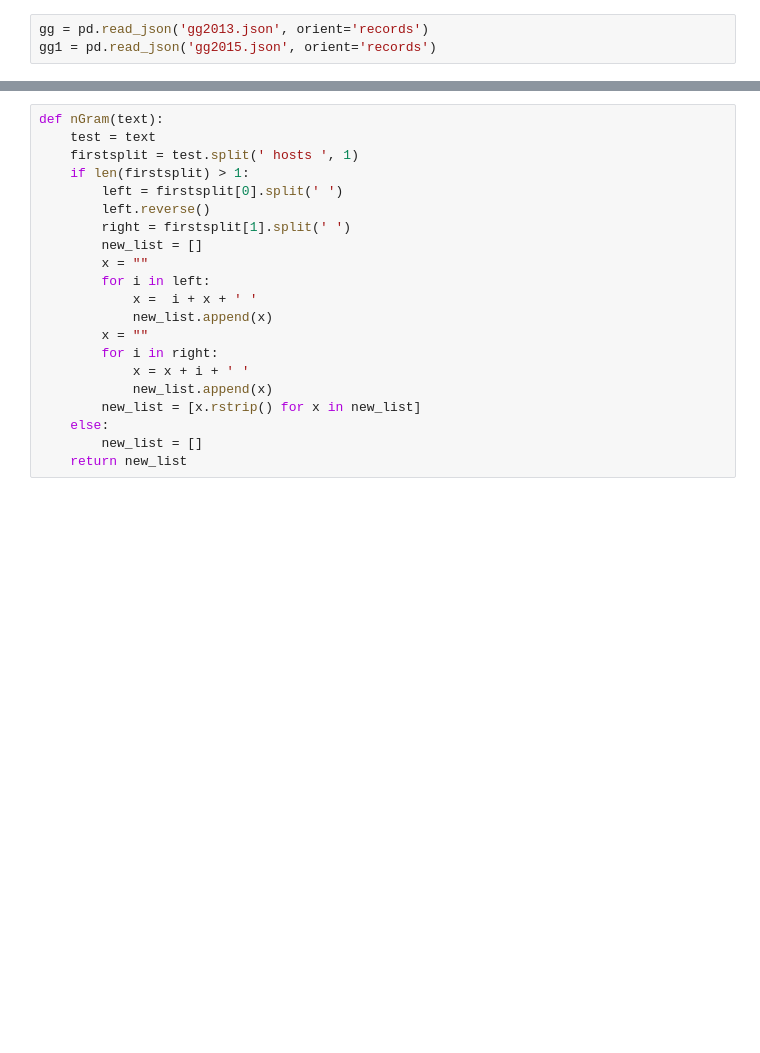
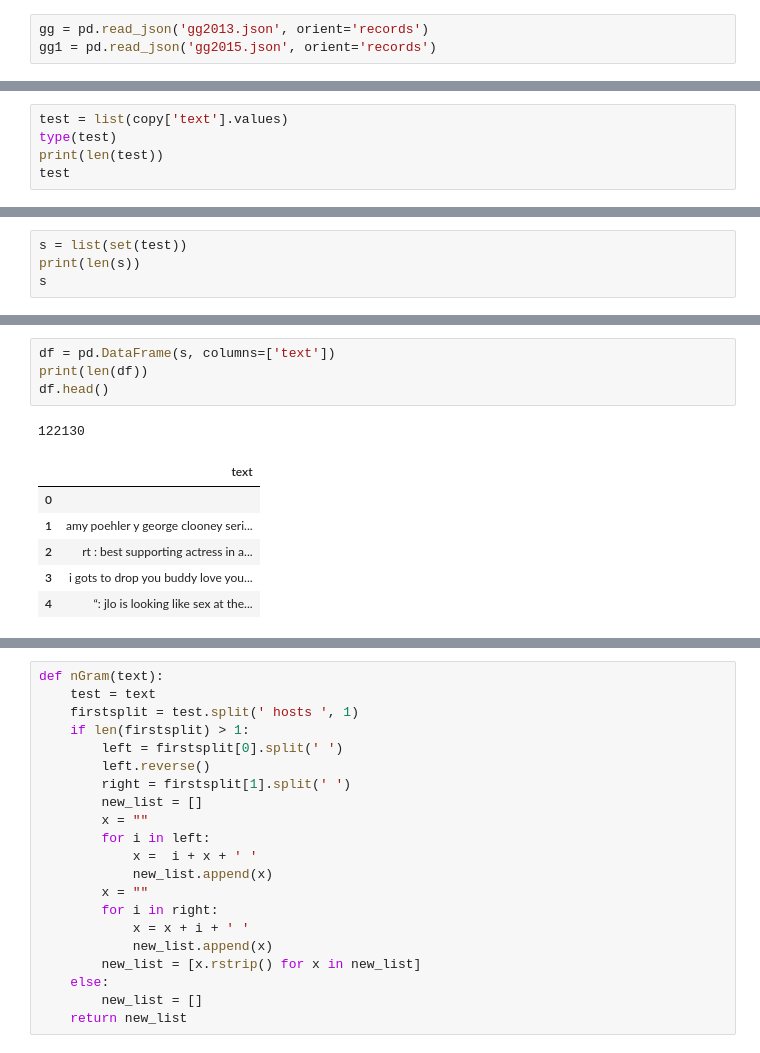
Before and after one commit to iamalanxue/CS337, a Jupyter notebook: project1.ipynb, the cells around one changed output, grey strips where cells are left out. Saved outputs shown, nothing was run; the diff lists cells and outputs as text; blank space fills up the shorter version.

```diff
--- a/project1.ipynb
+++ b/project1.ipynb
@@ -34,0 +44,5 @@ gg.head()
+# %%
+test = list(copy['text'].values)
+type(test)
+print(len(test))
+test
@@ -34,0 +68,4 @@ gg.head()
+# %%
+s = list(set(test))
+print(len(s))
+s
@@ -35 +91,13 @@ gg.head()
+# %%
+df = pd.DataFrame(s, columns=['text'])
+print(len(df))
+df.head()
+# %% [output]
+122130
+|  | text |
+| 0 |  |
+| 1 | amy poehler y george clooney seri... |
+| 2 | rt : best supporting actress in a... |
+| 3 | i gots to drop you buddy love you... |
+| 4 | “: jlo is looking like sex at the... |
 # %%
```
Also changed, not shown: parts of 13 cells of this notebook, 1 other file.
